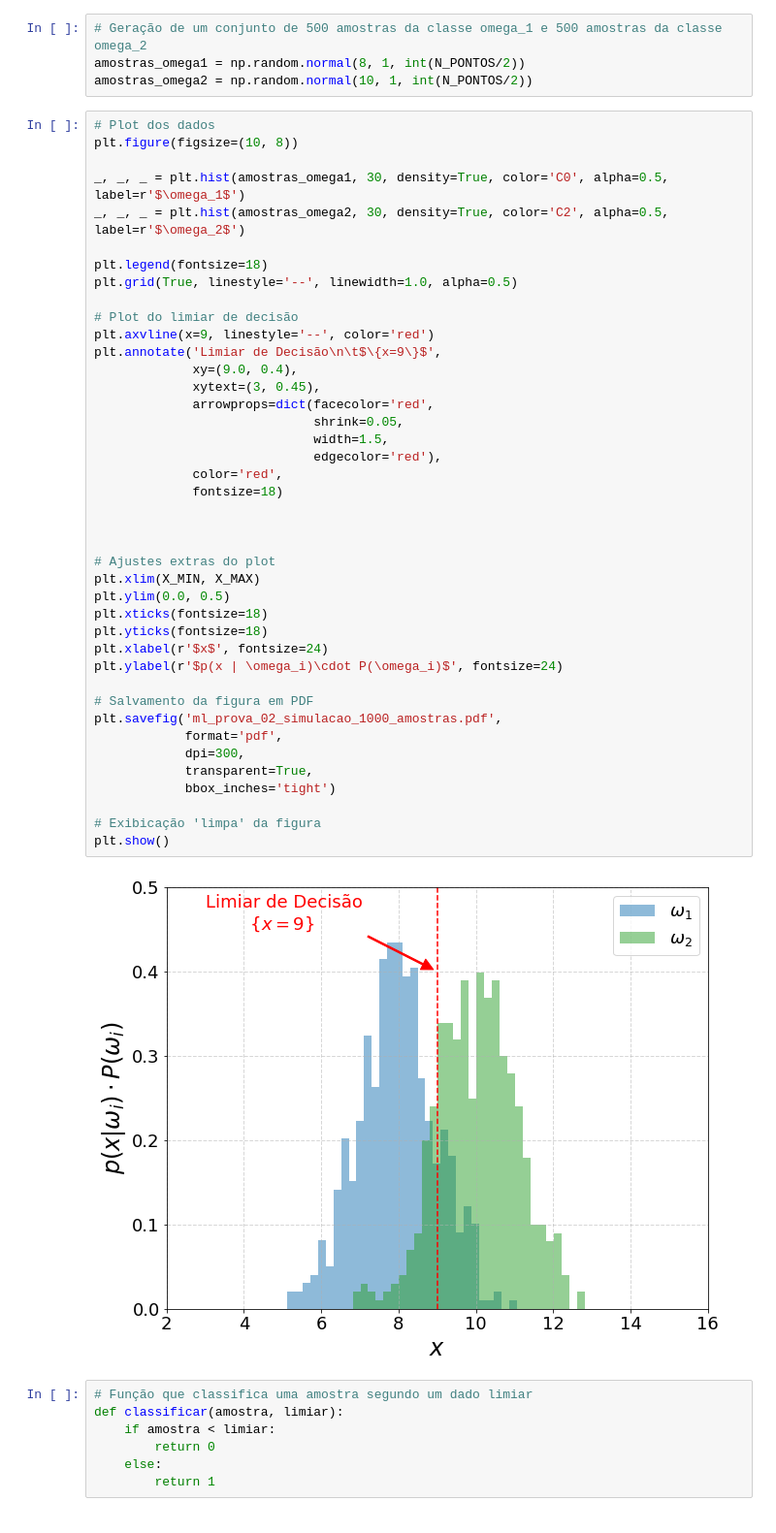
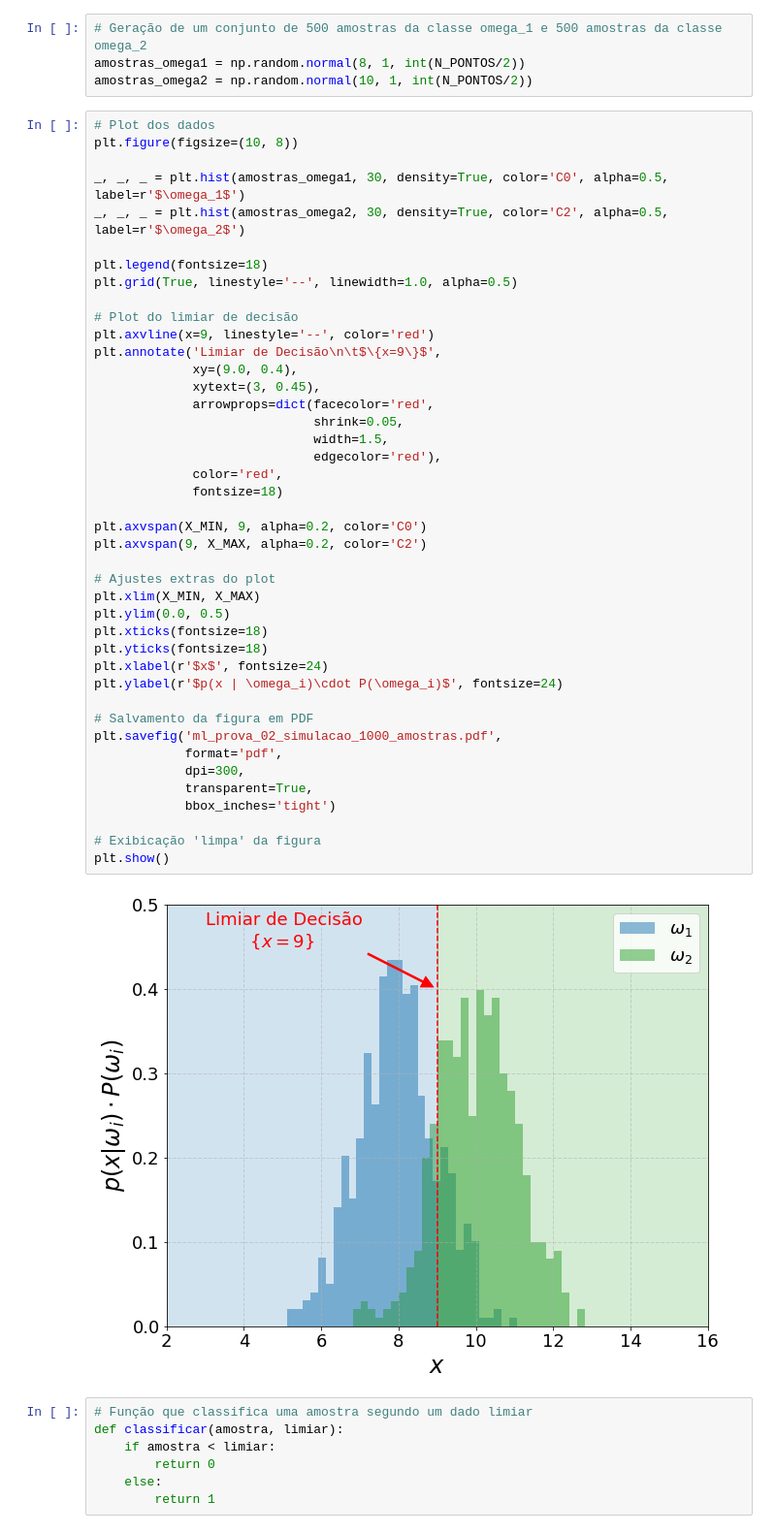
Before and after one commit to titocaco/disciplina_ml, a Jupyter notebook: ml_prova_2.ipynb, the cells around one changed output. Shown at 97% size. Saved outputs shown, nothing was run; the diff lists cells and outputs as text.

```diff
--- a/ml_prova_2.ipynb
+++ b/ml_prova_2.ipynb
@@ -144,35 +147,36 @@ plt.grid(True, linestyle='--', linewidth=1.0, alpha=0.5)
 plt.axvline(x=9, linestyle='--', color='red')
 plt.annotate('Limiar de Decisão\n\t$\{x=9\}$',
              xy=(9.0, 0.4),
              xytext=(3, 0.45),
              arrowprops=dict(facecolor='red',
                              shrink=0.05,
                              width=1.5,
                              edgecolor='red'),
              color='red',
              fontsize=18)
 
-
+plt.axvspan(X_MIN, 9, alpha=0.2, color='C0')
+plt.axvspan(9, X_MAX, alpha=0.2, color='C2')
 
 # Ajustes extras do plot
 plt.xlim(X_MIN, X_MAX)
 plt.ylim(0.0, 0.5)
 plt.xticks(fontsize=18)
 plt.yticks(fontsize=18)
 plt.xlabel(r'$x$', fontsize=24)
 plt.ylabel(r'$p(x | \omega_i)\cdot P(\omega_i)$', fontsize=24)
 
 # Salvamento da figura em PDF
 plt.savefig('ml_prova_02_simulacao_1000_amostras.pdf',
             format='pdf',
             dpi=300,
             transparent=True,
             bbox_inches='tight')
 
 # Exibicação 'limpa' da figura
 plt.show()
 # %% [output]
-[figure, old version]
+[figure, new version]
 # %%
 # Função que classifica uma amostra segundo um dado limiar
 def classificar(amostra, limiar):
```
Also changed, not shown: parts of 1 cell of this notebook.
